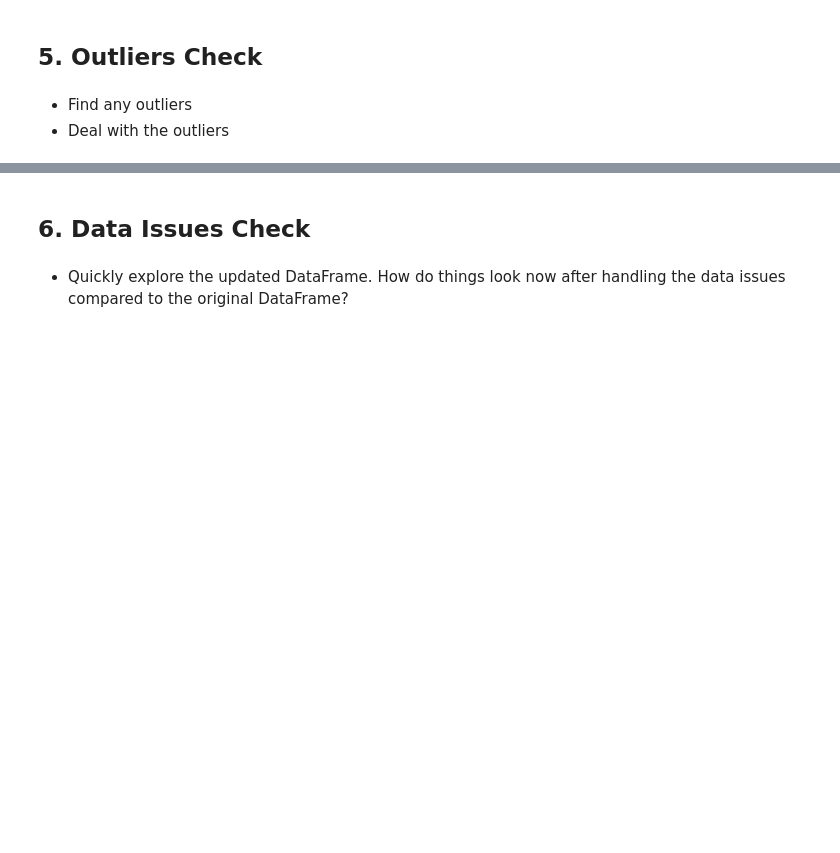
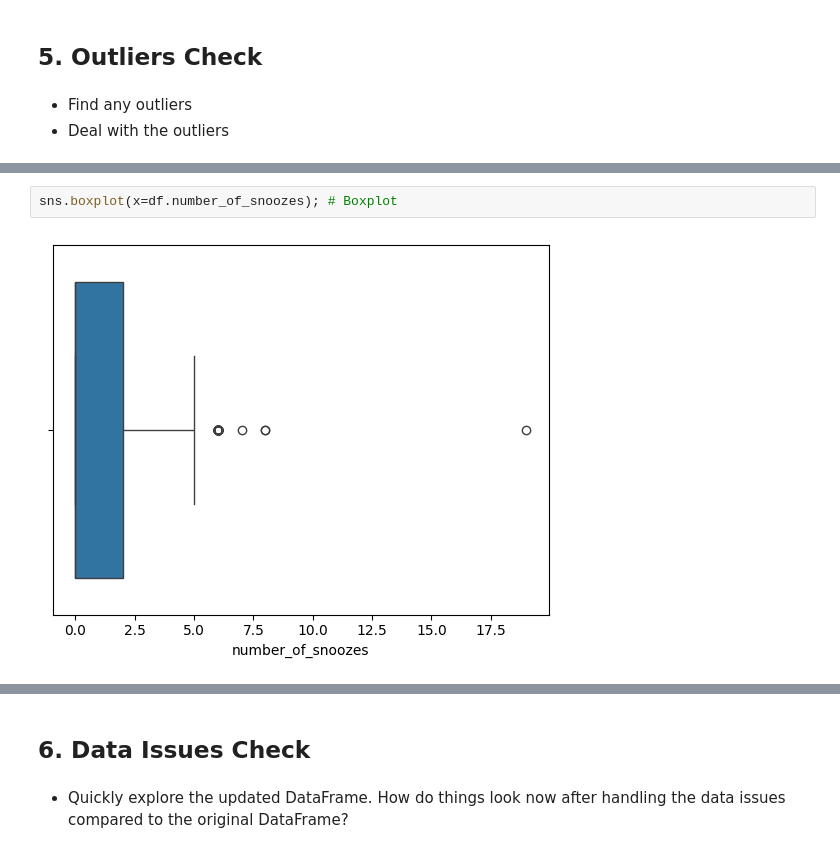
Before and after one commit to NIKOMAHOS/Udemy-Course_Data-Science-in-Python_-Data-Prep---EDA, a Jupyter notebook: Course Assignment Notebooks/section05_assignments.ipynb, the cells around one changed output, grey strips where cells are left out. Drawn from its saved outputs; the diff is of its cells as text; blank space fills up the shorter version.

```diff
--- a/Course Assignment Notebooks/section05_assignments.ipynb
+++ b/Course Assignment Notebooks/section05_assignments.ipynb
@@ -246,0 +245,4 @@ df.reset_index(drop=True, inplace=True) # Reset index. drop=True to not add old
+# %%
+sns.boxplot(x=df.number_of_snoozes); # Boxplot
+# %% [output]
+[figure, added]
```
Also changed, not shown: parts of 12 cells of this notebook.
